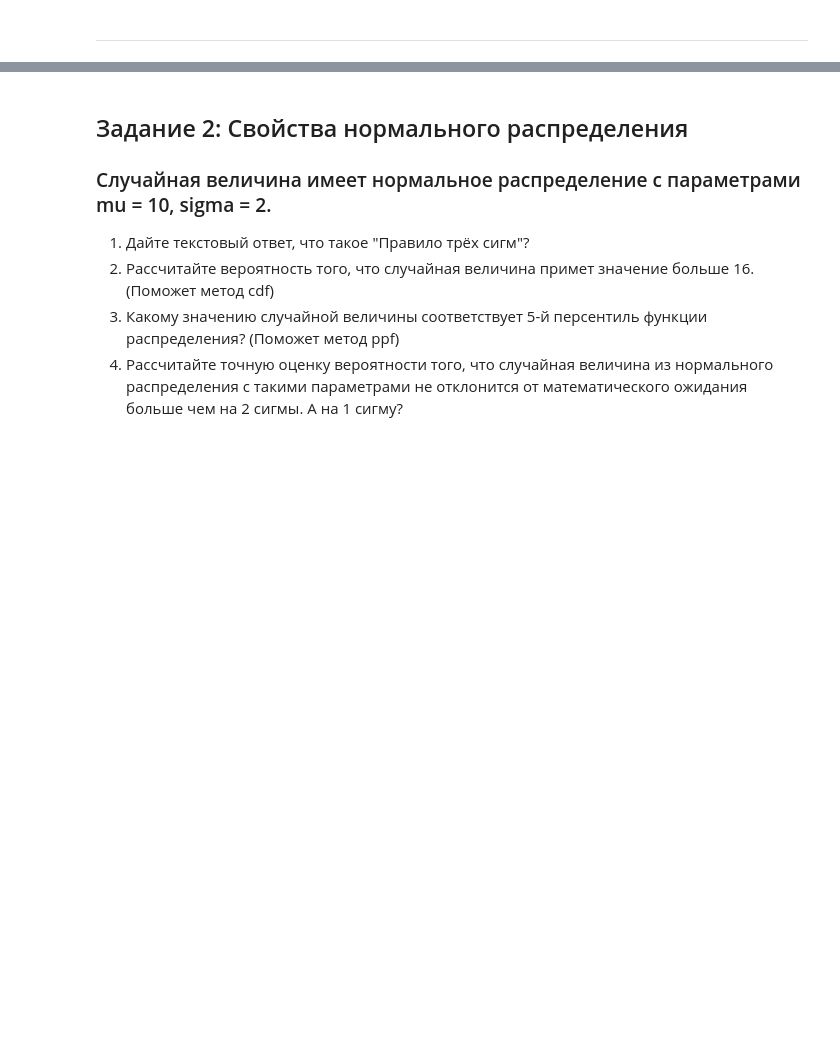
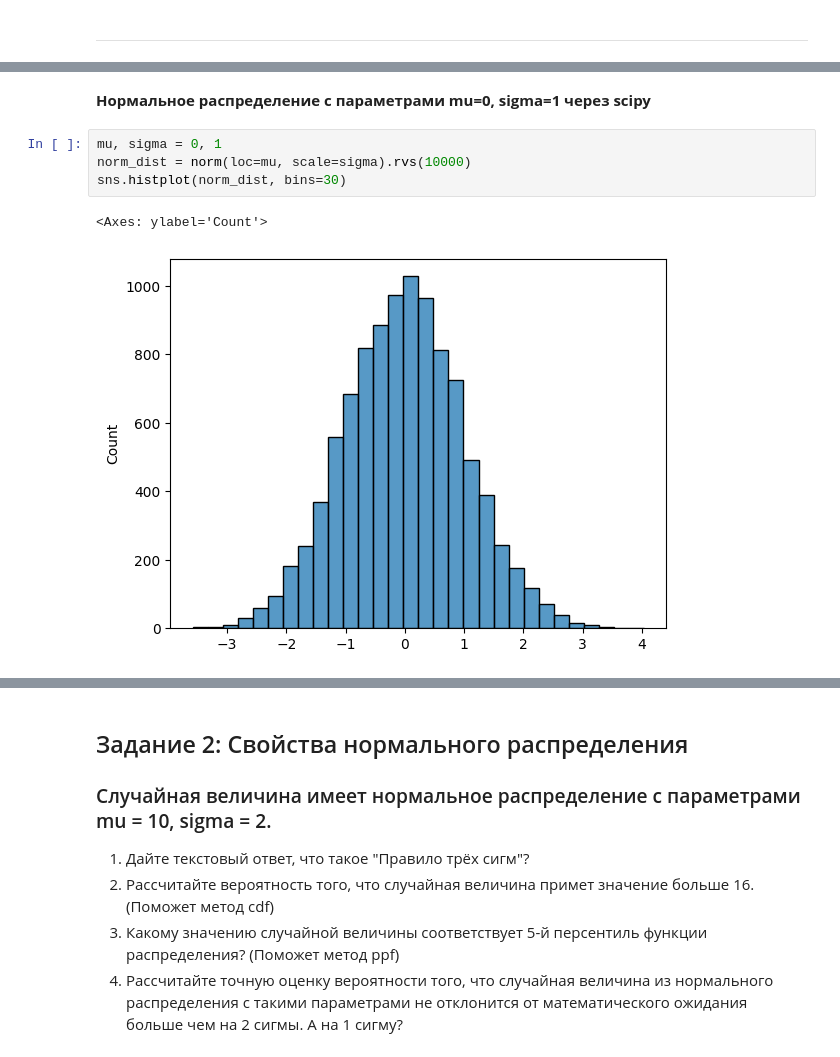
Before and after one commit to Yukkitsune/TBank-Analytics, a Jupyter notebook: Probability theory and mathematical statistics/homework1_probability.ipynb, the cells around one changed output, grey strips where cells are left out. Drawn from its saved outputs; the diff is of its cells as text; blank space fills up the shorter version.

```diff
--- a/Probability theory and mathematical statistics/homework1_probability.ipynb
+++ b/Probability theory and mathematical statistics/homework1_probability.ipynb
@@ -27,0 +37,9 @@ ___
+# %% [markdown]
+**Нормальное распределение с параметрами mu=0, sigma=1 через scipy**
+# %%
+mu, sigma = 0, 1
+norm_dist = norm(loc=mu, scale=sigma).rvs(10000)
+sns.histplot(norm_dist, bins=30)
+# %% [output]
+<Axes: ylabel='Count'>
+[figure, added]
```
Also changed, not shown: parts of 39 cells of this notebook.
